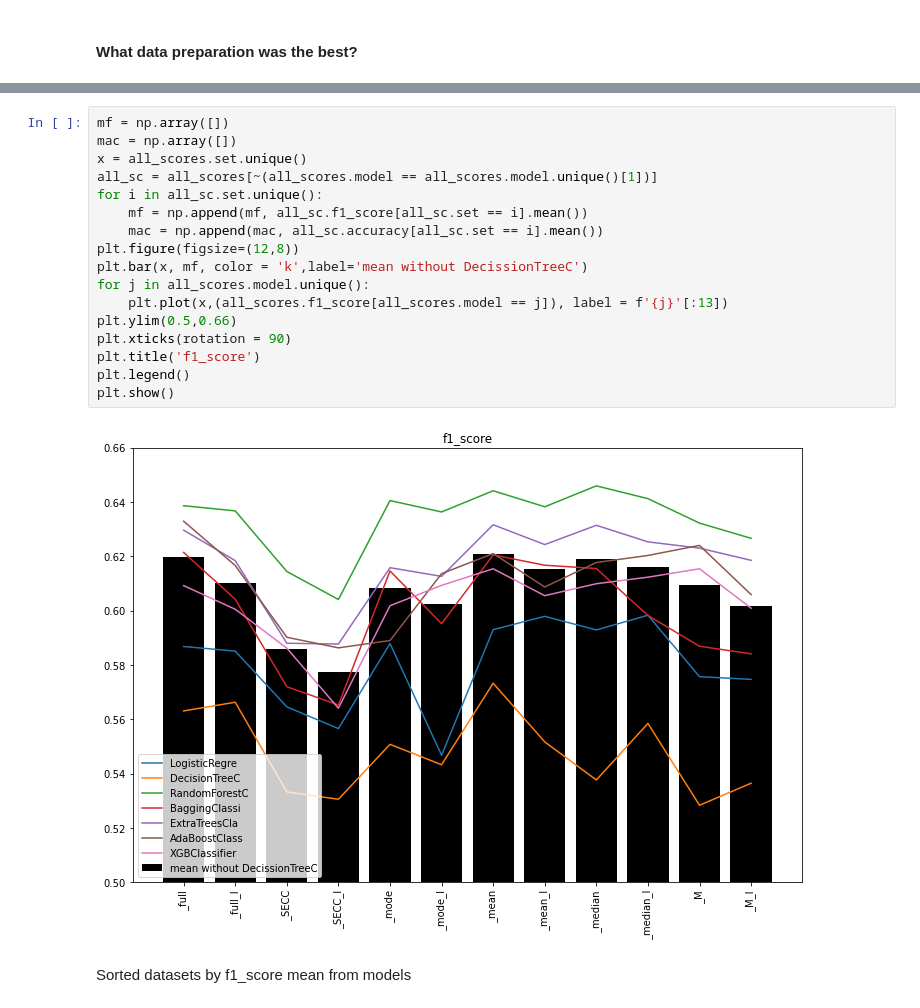
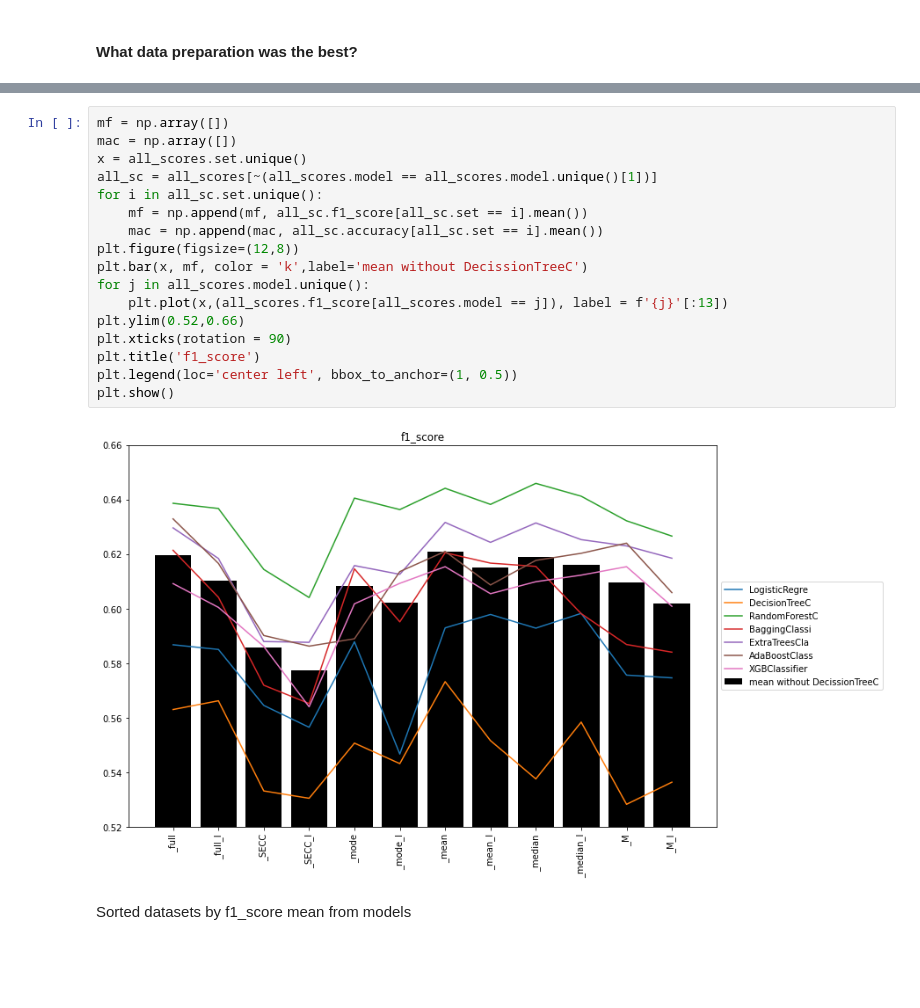
Before and after one commit to KatarzynaKow/Rain_prediction, a Jupyter notebook: Rain_prediction.ipynb, the cells around one changed output, grey strips where cells are left out. Cells and saved outputs as stored; diff of their text form; blank space fills up the shorter version.

```diff
--- a/Rain_prediction.ipynb
+++ b/Rain_prediction.ipynb
@@ -1692,22 +1671,22 @@ all_scores[~(all_scores.model == all_scores.model.unique()[1])]
 # %%
 mf = np.array([])
 mac = np.array([])
 x = all_scores.set.unique()
 all_sc = all_scores[~(all_scores.model == all_scores.model.unique()[1])]
 for i in all_sc.set.unique():
     mf = np.append(mf, all_sc.f1_score[all_sc.set == i].mean())
     mac = np.append(mac, all_sc.accuracy[all_sc.set == i].mean())
 plt.figure(figsize=(12,8))
 plt.bar(x, mf, color = 'k',label='mean without DecissionTreeC')
 for j in all_scores.model.unique():
     plt.plot(x,(all_scores.f1_score[all_scores.model == j]), label = f'{j}'[:13])
-plt.ylim(0.5,0.66)
+plt.ylim(0.52,0.66)
 plt.xticks(rotation = 90)
 plt.title('f1_score')
-plt.legend()
+plt.legend(loc='center left', bbox_to_anchor=(1, 0.5))
 plt.show()
 # %% [output]
-[figure, old version]
+[figure, new version]
 # %% [markdown]
 Sorted datasets by f1_score mean from models
 # %%
```
Also changed, not shown: parts of 33 cells of this notebook.
